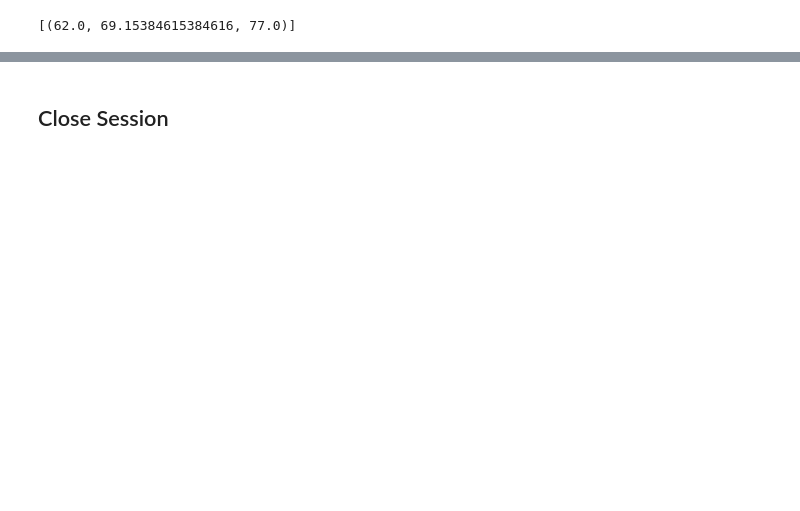
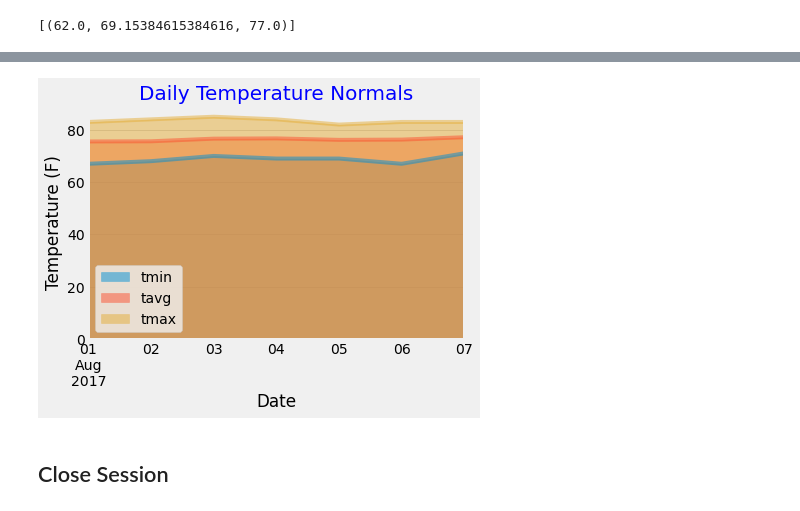
Before and after one commit to githotirado/sqlalchemy-challenge, a Jupyter notebook: temp_analysis_bonus_2_starter.ipynb, the cells around one changed output, grey strips where cells are left out. Saved outputs shown, nothing was run; the diff lists cells and outputs as text; code cells hidden in the pictures; blank space fills up the shorter version.

```diff
--- a/temp_analysis_bonus_2_starter.ipynb
+++ b/temp_analysis_bonus_2_starter.ipynb
@@ -126,19 +147,9 @@ daily_normals("01-01")
 # %%
-# calculate the daily normals for your trip
-# push each tuple of calculations into a list called `normals`
-
-# Set the start and end date of the trip
-start_date = '2017-08-01'
-end_date = '2017-08-07'
-
-# Use the start and end date to create a range of dates
-days_range = pd.date_range(start_date, end_date)
-
 # Strip off the year and save a list of strings in the format %m-%d
 list_of_dates = [i.strftime("%m-%d") for i in days_range]
 
 # Use the `daily_normals` function to calculate the normals for each date string
 # and append the results to a list called `normals`.
-normals = [daily_normals(i) for i in list_of_dates]
+normals = [daily_normals(i)[0] for i in list_of_dates]
 normals
 # %% [output]
@@ -152,2 +163,4 @@ normals
 # %%
 # Load the previous query results into a Pandas DataFrame and add the `trip_dates` range as the `date` index
+daily_normals_df = pd.DataFrame(normals, columns=["tmin", "tavg", "tmax"], index=days_range)
+daily_normals_df
@@ -154,4 +176,11 @@ normals
 # %%
 # Plot the daily normals as an area plot with `stacked=False`
+daily_normals_df.plot.area(stacked=False)
+plt.title("Daily Temperature Normals", color="blue", fontsize=20)
+plt.xlabel("Date")
+plt.ylabel("Temperature (F)")
+plt.show()
+# %% [output]
+[figure, added]
 # %% [markdown]
 ## Close Session
```
Also changed, not shown: parts of 5 cells of this notebook, 1 other file.
